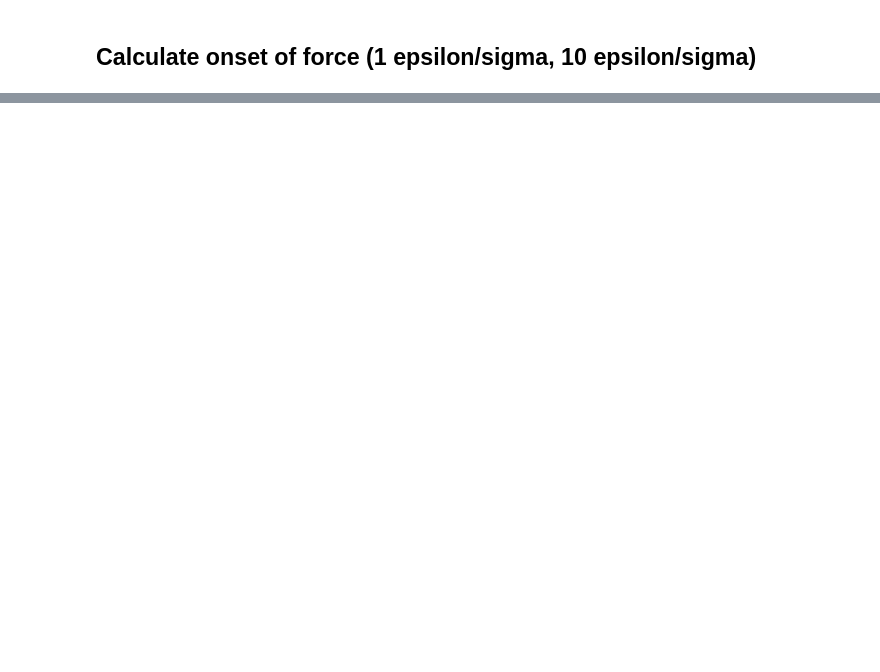
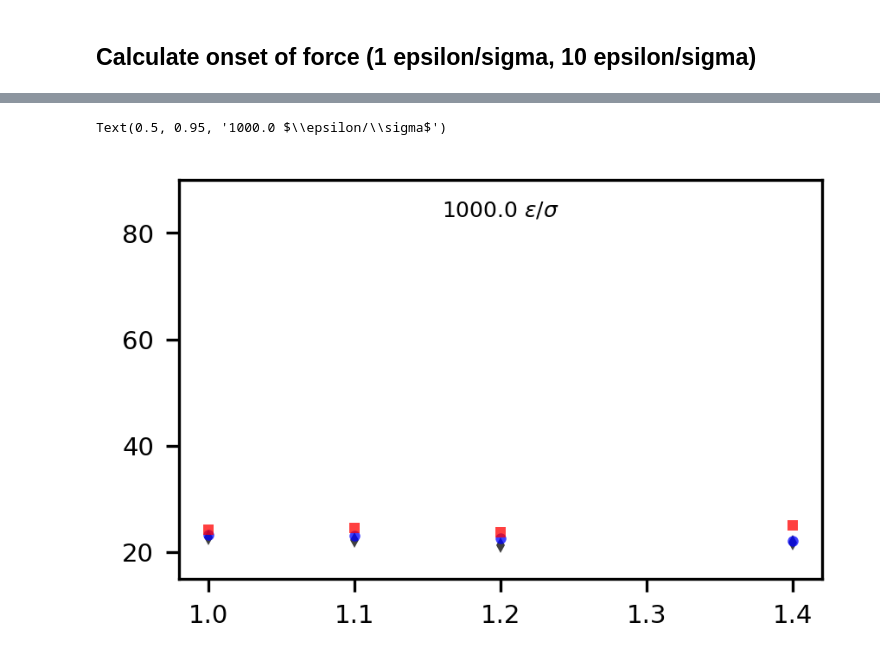
Before and after one commit to leon-a-smook/picbad, a Jupyter notebook: notebooks/compression.ipynb, the cells around one changed output, grey strips where cells are left out. Drawn from its saved outputs; the diff is of its cells as text; code cells hidden in the pictures; blank space fills up the shorter version.

```diff
--- a/notebooks/compression.ipynb
+++ b/notebooks/compression.ipynb
@@ -398,0 +396,21 @@ fig.savefig("../results/figures/compression_thresholds.png", bbox_inches='tight'
+# %%
+fig, ax = plt.subplots(figsize=FIGURE_SIZE,dpi=FIGURE_DPI)
+threshold = 1000.0
+zs = [find_closest(threshold,brush) for brush in brushes]
+ax.plot(D, zs, 'kd', label = "Simulation-based", alpha=0.75, mew=0)
+zth = [find_closest(threshold,brush) for brush in brushes_th]
+ax.plot(D, zth, 'bo', label = 'Theory', alpha=0.75, mew=0)
+datas = [pd.read_csv(brush) for brush in brushes_sim]
+zsim = [find_closest(threshold, f=df.F_mean.to_numpy(), z = df.z.to_numpy()) for df in datas]
+ax.plot(D,zsim,'rs',label='Simulation', alpha=0.75, mew=0)
+# ax[3].set_ylabel("Force onset [$\sigma$]")
+# ax[1][1].set_title(f"{threshold:3.1f} $\epsilon/\sigma$")
+ax.set_ylim([15,90])
+ax.text(0.5, 0.95, f"{threshold:3.1f} $\epsilon/\sigma$",
+        transform=ax.transAxes,
+        fontsize=6,
+        verticalalignment='top',
+        horizontalalignment='center')
+# %% [output]
+Text(0.5, 0.95, '1000.0 $\\epsilon/\\sigma$')
+[figure, added]
```
Also changed, not shown: parts of 4 cells of this notebook, 2 other files.
